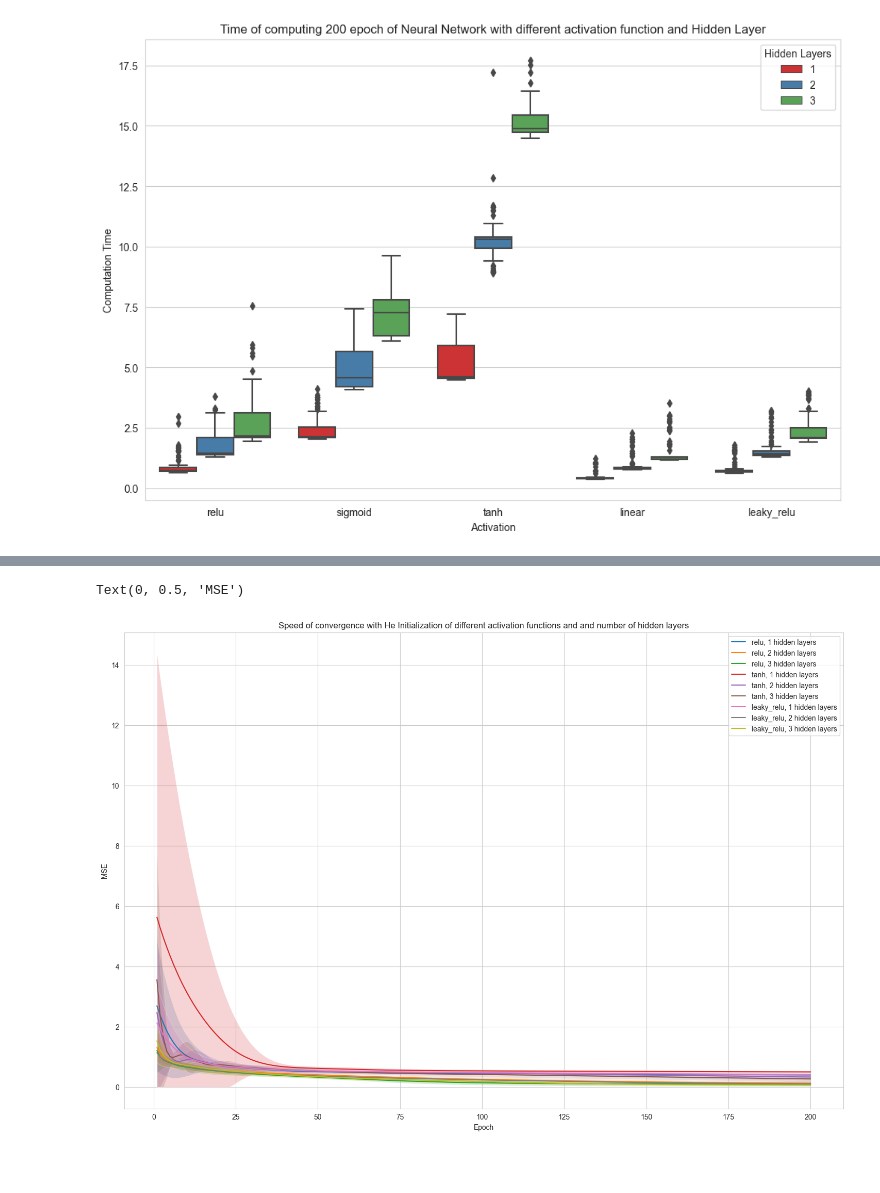
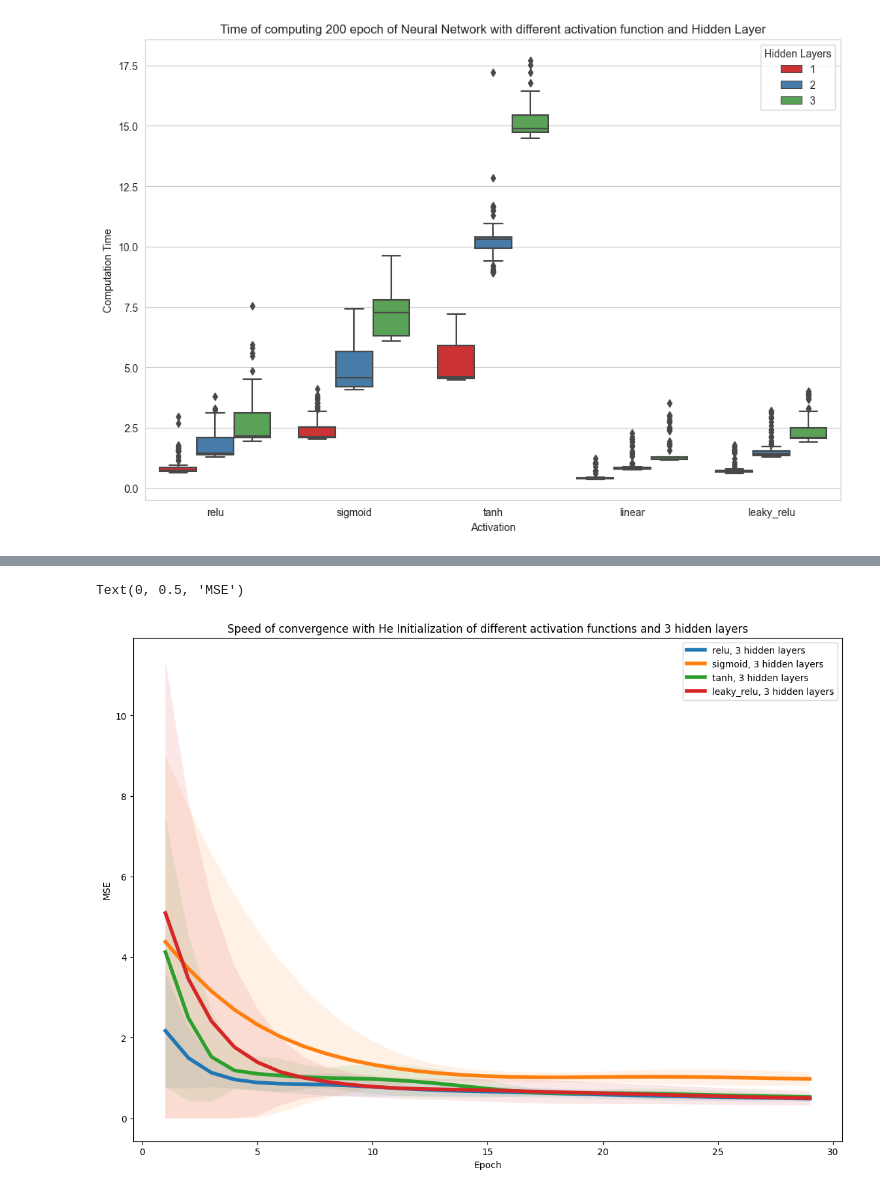
Before and after one commit to nizwant/methods_of_computational_intelligence, a Jupyter notebook: NeuralNetworks/NN5.ipynb, the cells around one changed output, grey strips where cells are left out. Saved outputs shown, nothing was run; the diff lists cells and outputs as text; code cells hidden in the pictures; blank space fills up the shorter version.

Commit message:
new plots

```diff
--- a/NeuralNetworks/NN5.ipynb
+++ b/NeuralNetworks/NN5.ipynb
@@ -272,0 +384,23 @@ Text(0.5, 1.0, 'Time of computing 200 epoch of Neural Network with different act
+# %%
+plt.figure(figsize=(14, 10))
+start = 100
+stop = 150 #len(after_epoch_dict["he/relu/1"][0])
+for key, value in after_epoch_dict.items():
+    key  = key.split("/")
+    label = f"{key[1]}, {key[2]} hidden layers"
+    if key[0] in ["uniform_xavier"] and key[1] in ["tanh", "relu", "sigmoid", "leaky_relu", "linear"] and key[2] in ["3"]:
+        plt.plot(range(start,stop), np.mean(value, axis=0)[start:stop], label=label, linewidth=4)
+
+        plt.fill_between(
+            range(start, stop),
+            np.maximum(np.mean(value, axis=0) - np.std(value, axis=0), 0)[start:stop],
+            np.mean(value, axis=0)[start:stop] + np.std(value,axis=0)[start:stop],
+            alpha=0.1,
+        )
+
+plt.legend()
+plt.title(
+    "Speed of convergence with uniform_xavier Initialization of different activation functions and 3 hidden layers"
+)
+plt.xlabel("Epoch")
+plt.ylabel("MSE")
@@ -273,24 +410,30 @@ Text(0.5, 1.0, 'Time of computing 200 epoch of Neural Network with different act
 # %%
-plt.figure(figsize=(18, 12))
+plt.figure(figsize=(14, 10))
 start = 1
-stop = len(after_epoch_dict["he/relu/1"][0])
+stop = 30  # len(after_epoch_dict["he/relu/1"][0])
 for key, value in after_epoch_dict.items():
-    key  = key.split("/")
+    key = key.split("/")
     label = f"{key[1]}, {key[2]} hidden layers"
-    if key[0] == "uniform_xavier" and key[1] not in ["linear", "sigmoid"]:
-        plt.plot(range(start,stop), np.mean(value, axis=0)[start:stop], label=label)
+    if (
+        key[0] in ["he"]
+        and key[1] in ["tanh", "relu", "sigmoid", "leaky_relu"]
+        and key[2] in ["3"]
+    ):
+        plt.plot(range(start, stop), np.mean(value, axis=0)[start:stop], label=label, linewidth=4)
 
         plt.fill_between(
             range(start, stop),
             np.maximum(np.mean(value, axis=0) - np.std(value, axis=0), 0)[start:stop],
-            np.mean(value, axis=0)[start:stop] + np.std(value,axis=0)[start:stop],
-            alpha=0.2,
+            np.mean(value, axis=0)[start:stop] + np.std(value, axis=0)[start:stop],
+            alpha=0.1,
         )
 
 plt.legend()
-plt.title("Speed of convergence with He Initialization of different activation functions and and number of hidden layers")
+plt.title(
+    "Speed of convergence with He Initialization of different activation functions and 3 hidden layers"
+)
 plt.xlabel("Epoch")
 plt.ylabel("MSE")
 # %% [output]
 Text(0, 0.5, 'MSE')
-[figure, old version]
+[figure, new version]
```
Also changed, not shown: parts of 9 cells of this notebook.
